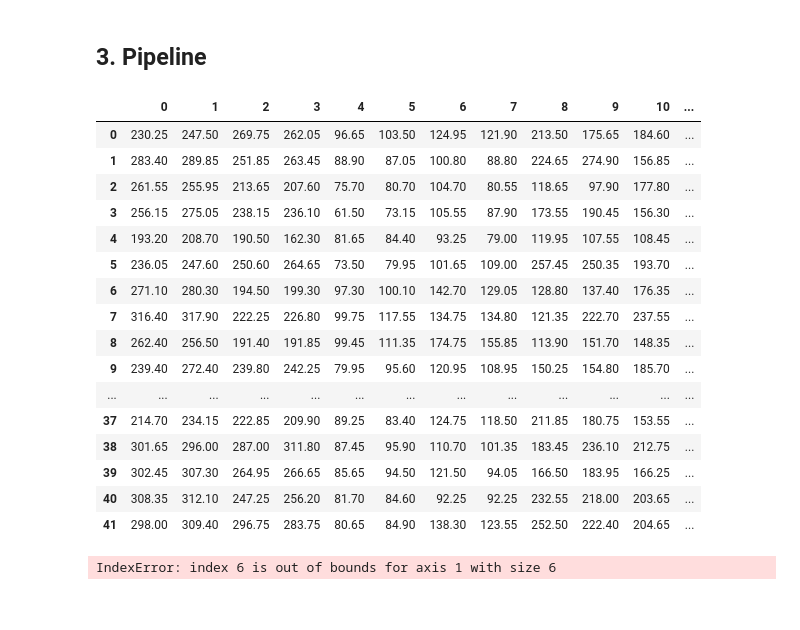
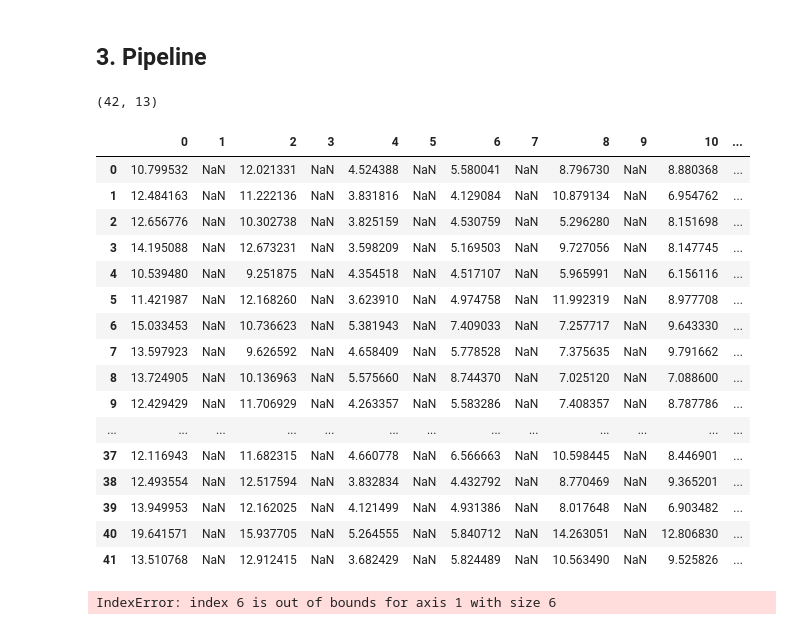
Before and after one commit to romainmartinez/synchro, a Jupyter notebook: 0_predict.ipynb, the cells around one changed output. Drawn from its saved outputs; the diff is of its cells as text; code cells hidden in the pictures.

Commit message:
TestSide does not change X index

```diff
--- a/0_predict.ipynb
+++ b/0_predict.ipynb
@@ -139,12 +139,12 @@ class TestSide(BaseEstimator, TransformerMixin):
 
     def fit(self, X, y=None):
         if self.strategy == 'mean':
-            output = None
-            for i in range(0, X_cols['test'][-1] + 1, 2):
-                if output is None:
-                    output = np.mean([X[:, i], X[:, i + 1]], axis=0)
+            output = X.copy()
+            for i in range(X_cols['test'][-1] + 1):
+                if i % 2 == 0:
+                    output[:, i] = np.mean([X[:, i], X[:, i + 1]], axis=0)
                 else:
-                    output = np.c_[output, np.mean([X[:, i], X[:, i + 1]], axis=0)]
+                    output[:, i] = np.nan
         else:
             output = X
         self.output = output
@@ -176,29 +176,30 @@ class FeaturesAdder(BaseEstimator, TransformerMixin):
         return self.output
 # %%
 xi = Normalize(strategy='IMC').fit_transform(X_train)  # m, weight, height, IMC
-xi = TestSide(strategy='mean').fit_transform(X_train)  # mean, m
-xi = FeaturesAdder(new_features=['IMC', 'imbalance']).fit_transform(X_train)  # m, IMC, imbalance, height-weight
-
+xi = TestSide(strategy='mean').fit_transform(xi)  # mean, m
+xi = FeaturesAdder(new_features=['IMC']).fit_transform(xi)  # m, IMC, imbalance, height-weight
+print(xi.shape)
 
 pd.DataFrame(xi)
 # %% [output]
+(42, 13)
 |  | 0 | 1 | 2 | 3 | 4 | 5 | 6 | 7 | 8 | 9 | 10 | ... |
-| 0 | 230.25 | 247.50 | 269.75 | 262.05 | 96.65 | 103.50 | 124.95 | 121.90 | 213.50 | 175.65 | 184.60 | ... |
-| 1 | 283.40 | 289.85 | 251.85 | 263.45 | 88.90 | 87.05 | 100.80 | 88.80 | 224.65 | 274.90 | 156.85 | ... |
-| 2 | 261.55 | 255.95 | 213.65 | 207.60 | 75.70 | 80.70 | 104.70 | 80.55 | 118.65 | 97.90 | 177.80 | ... |
-| 3 | 256.15 | 275.05 | 238.15 | 236.10 | 61.50 | 73.15 | 105.55 | 87.90 | 173.55 | 190.45 | 156.30 | ... |
-| 4 | 193.20 | 208.70 | 190.50 | 162.30 | 81.65 | 84.40 | 93.25 | 79.00 | 119.95 | 107.55 | 108.45 | ... |
-| 5 | 236.05 | 247.60 | 250.60 | 264.65 | 73.50 | 79.95 | 101.65 | 109.00 | 257.45 | 250.35 | 193.70 | ... |
-| 6 | 271.10 | 280.30 | 194.50 | 199.30 | 97.30 | 100.10 | 142.70 | 129.05 | 128.80 | 137.40 | 176.35 | ... |
-| 7 | 316.40 | 317.90 | 222.25 | 226.80 | 99.75 | 117.55 | 134.75 | 134.80 | 121.35 | 222.70 | 237.55 | ... |
-| 8 | 262.40 | 256.50 | 191.40 | 191.85 | 99.45 | 111.35 | 174.75 | 155.85 | 113.90 | 151.70 | 148.35 | ... |
-| 9 | 239.40 | 272.40 | 239.80 | 242.25 | 79.95 | 95.60 | 120.95 | 108.95 | 150.25 | 154.80 | 185.70 | ... |
+| 0 | 10.799532 | NaN | 12.021331 | NaN | 4.524388 | NaN | 5.580041 | NaN | 8.796730 | NaN | 8.880368 | ... |
+| 1 | 12.484163 | NaN | 11.222136 | NaN | 3.831816 | NaN | 4.129084 | NaN | 10.879134 | NaN | 6.954762 | ... |
+| 2 | 12.656776 | NaN | 10.302738 | NaN | 3.825159 | NaN | 4.530759 | NaN | 5.296280 | NaN | 8.151698 | ... |
+| 3 | 14.195088 | NaN | 12.673231 | NaN | 3.598209 | NaN | 5.169503 | NaN | 9.727056 | NaN | 8.147745 | ... |
+| 4 | 10.539480 | NaN | 9.251875 | NaN | 4.354518 | NaN | 4.517107 | NaN | 5.965991 | NaN | 6.156116 | ... |
+| 5 | 11.421987 | NaN | 12.168260 | NaN | 3.623910 | NaN | 4.974758 | NaN | 11.992319 | NaN | 8.977708 | ... |
+| 6 | 15.033453 | NaN | 10.736623 | NaN | 5.381943 | NaN | 7.409033 | NaN | 7.257717 | NaN | 9.643330 | ... |
+| 7 | 13.597923 | NaN | 9.626592 | NaN | 4.658409 | NaN | 5.778528 | NaN | 7.375635 | NaN | 9.791662 | ... |
+| 8 | 13.724905 | NaN | 10.136963 | NaN | 5.575660 | NaN | 8.744370 | NaN | 7.025120 | NaN | 7.088600 | ... |
+| 9 | 12.429429 | NaN | 11.706929 | NaN | 4.263357 | NaN | 5.583286 | NaN | 7.408357 | NaN | 8.787786 | ... |
 | ... | ... | ... | ... | ... | ... | ... | ... | ... | ... | ... | ... | ... |
-| 37 | 214.70 | 234.15 | 222.85 | 209.90 | 89.25 | 83.40 | 124.75 | 118.50 | 211.85 | 180.75 | 153.55 | ... |
-| 38 | 301.65 | 296.00 | 287.00 | 311.80 | 87.45 | 95.90 | 110.70 | 101.35 | 183.45 | 236.10 | 212.75 | ... |
-| 39 | 302.45 | 307.30 | 264.95 | 266.65 | 85.65 | 94.50 | 121.50 | 94.05 | 166.50 | 183.95 | 166.25 | ... |
-| 40 | 308.35 | 312.10 | 247.25 | 256.20 | 81.70 | 84.60 | 92.25 | 92.25 | 232.55 | 218.00 | 203.65 | ... |
-| 41 | 298.00 | 309.40 | 296.75 | 283.75 | 80.65 | 84.90 | 138.30 | 123.55 | 252.50 | 222.40 | 204.65 | ... |
+| 37 | 12.116943 | NaN | 11.682315 | NaN | 4.660778 | NaN | 6.566663 | NaN | 10.598445 | NaN | 8.446901 | ... |
+| 38 | 12.493554 | NaN | 12.517594 | NaN | 3.832834 | NaN | 4.432792 | NaN | 8.770469 | NaN | 9.365201 | ... |
+| 39 | 13.949953 | NaN | 12.162025 | NaN | 4.121499 | NaN | 4.931386 | NaN | 8.017648 | NaN | 6.903482 | ... |
+| 40 | 19.641571 | NaN | 15.937705 | NaN | 5.264555 | NaN | 5.840712 | NaN | 14.263051 | NaN | 12.806830 | ... |
+| 41 | 13.510768 | NaN | 12.912415 | NaN | 3.682429 | NaN | 5.824489 | NaN | 10.563490 | NaN | 9.525826 | ... |
 # %%
 from sklearn.pipeline import make_pipeline
 preprocessing = make_pipeline(
```
